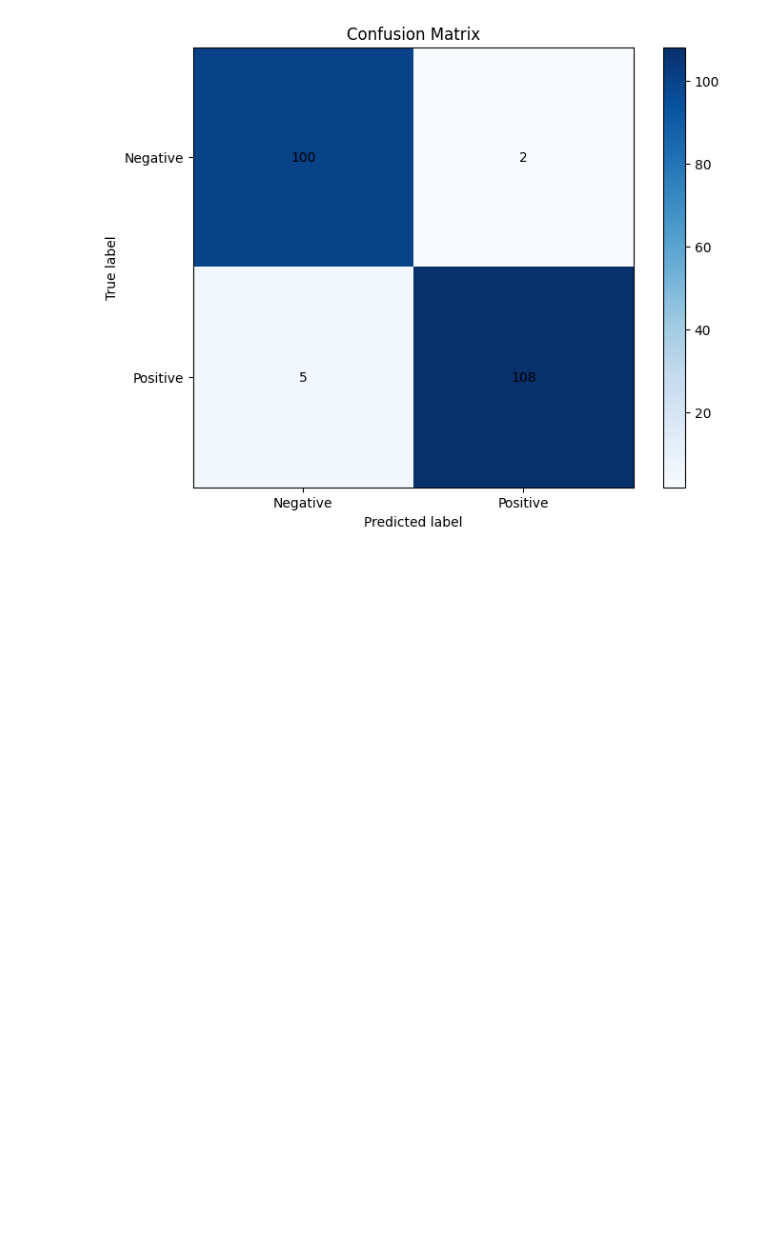
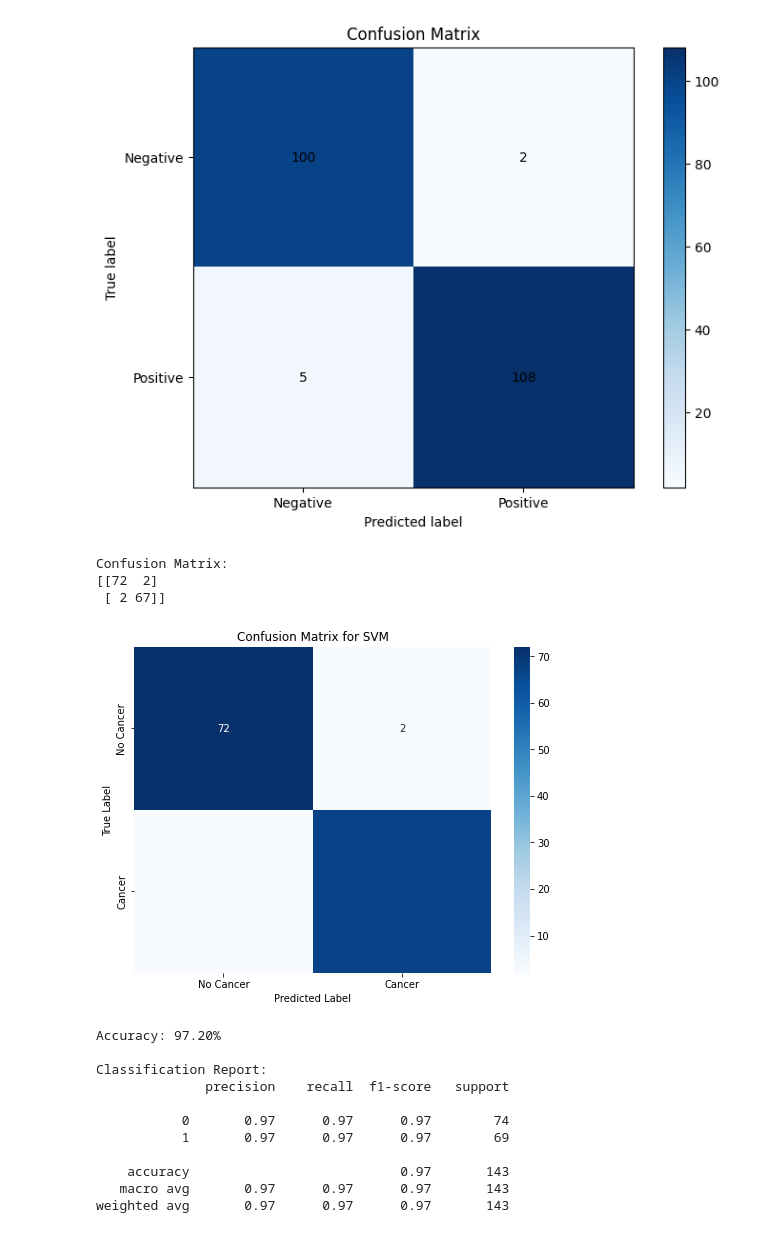
Before and after one commit to Sarah-Jasim/ENGG680_Breast-Cancer-detection-using-machine-learning, a Jupyter notebook: 680_Project_main.ipynb, the cells around one changed output. Saved outputs shown, nothing was run; the diff lists cells and outputs as text; code cells hidden in the pictures; blank space fills up the shorter version.

```diff
--- a/680_Project_main.ipynb
+++ b/680_Project_main.ipynb
@@ -620,3 +620,52 @@ F1 Score: 0.97
 ROC-AUC: 1.00
 [figure]
 [figure]
+# %%
+# Importing relevant libraries
+from sklearn.svm import SVC
+
+X = df_relevant.drop('diagnosis_numeric', axis=1)  # Features
+y = df_relevant['diagnosis_numeric']  # Target variable
+
+# Splitting the data into training and testing sets
+X_train, X_test, y_train, y_test = train_test_split(X, y, test_size=0.2, random_state=42)
+# %%
+# Initialize the SVM model with probability enabled
+svm_model = SVC(probability=True, random_state=42)
+svm_model.fit(X_train, y_train)
+
+# Make predictions
+y_pred = svm_model.predict(X_test)
+y_pred_proba = svm_model.predict_proba(X_test)[:, 1]
+cm = confusion_matrix(y_test, y_pred)
+accuracy = accuracy_score(y_test, y_pred)
+
+# Print metrics
+print("Confusion Matrix:")
+print(cm)
+# Visualize Confusion Matrix
+plt.figure(figsize=(8, 6))
+sns.heatmap(cm, annot=True, fmt='d', cmap='Blues', xticklabels=['No Cancer', 'Cancer'], yticklabels=['No Cancer', 'Cancer'])
+plt.title('Confusion Matrix for SVM')
+plt.xlabel('Predicted Label')
+plt.ylabel('True Label')
+plt.show()
+print(f"Accuracy: {accuracy * 100:.2f}%")
+print("\nClassification Report:")
+print(classification_report(y_test, y_pred))
+# %% [output]
+Confusion Matrix:
+[[72  2]
+ [ 2 67]]
+[figure, added]
+Accuracy: 97.20%
+
+Classification Report:
+              precision    recall  f1-score   support
+
+           0       0.97      0.97      0.97        74
+           1       0.97      0.97      0.97        69
+
+    accuracy                           0.97       143
+   macro avg       0.97      0.97      0.97       143
+weighted avg       0.97      0.97      0.97       143
```
Also changed, not shown: parts of 12 cells of this notebook.
